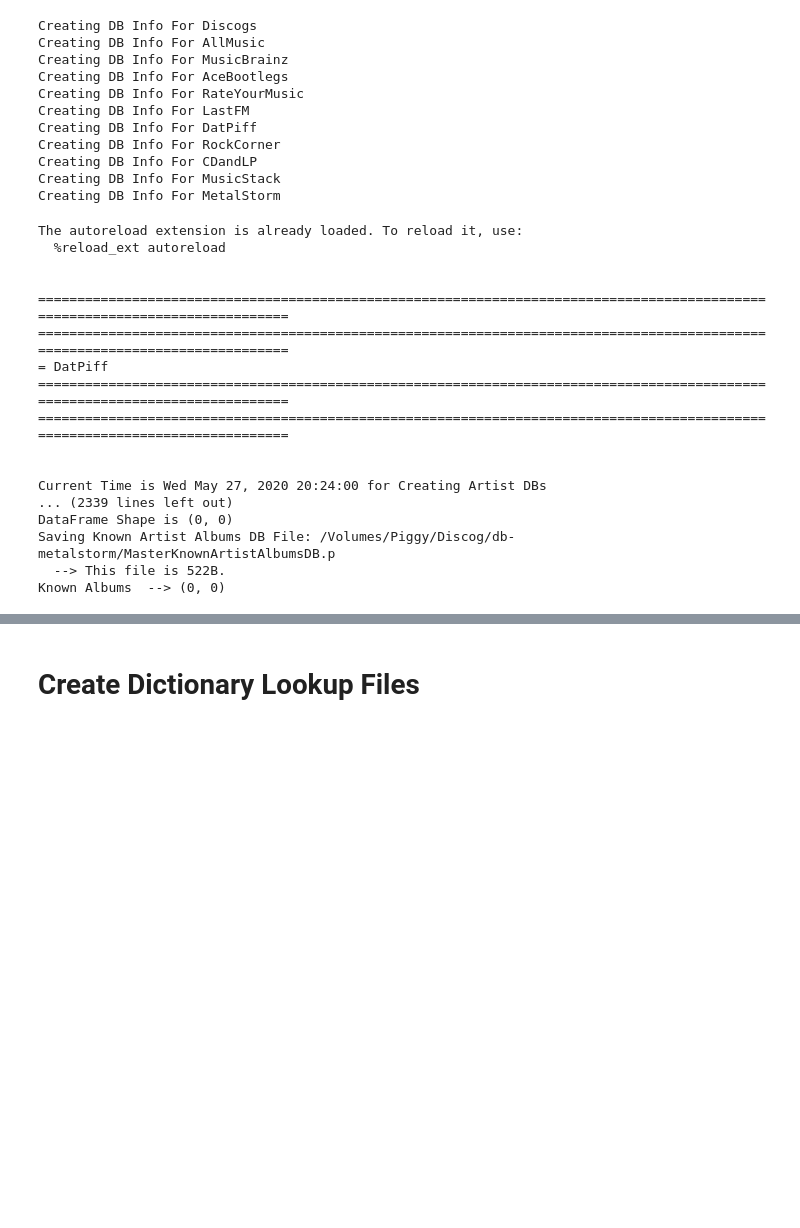
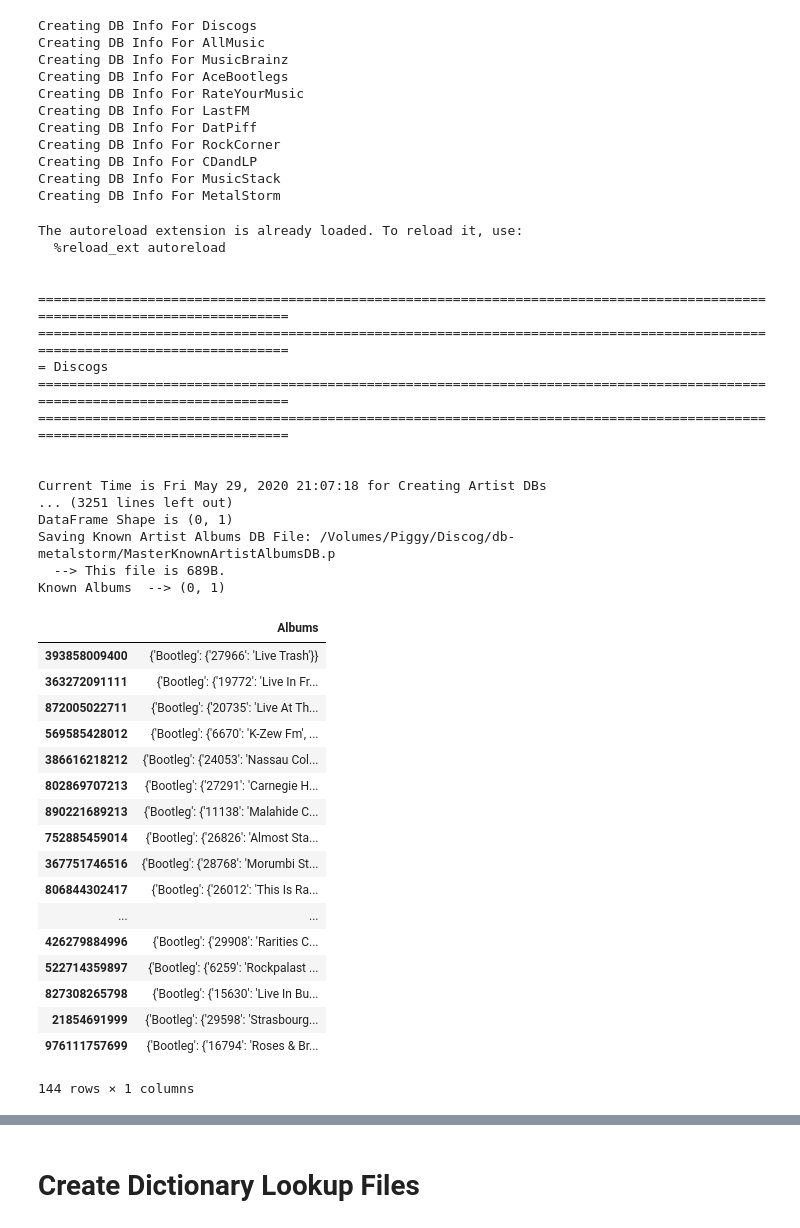
Before and after one commit to tgadf/discogs, a Jupyter notebook: Master DB.ipynb, the cells around one changed output, grey strips where cells are left out. Drawn from its saved outputs; the diff is of its cells as text; code cells hidden in the pictures; blank space fills up the shorter version.

Commit message:
New Known Stuff

```diff
--- a/Master DB.ipynb
+++ b/Master DB.ipynb
@@ -178,7 +175,8 @@ Creating DB Info For MetalStorm
 %autoreload
 
 dbs = dbdata.keys()
-dbs = ["DatPiff", "RockCorner", "CDandLP", "MusicStack", "MetalStorm"]
+#dbs = ["DatPiff", "RockCorner", "CDandLP", "MusicStack", "MetalStorm"]
+#dbs = ["AceBootlegs"]
 
 ########################################################################################################
 ## Loop over DBs
@@ -195,6 +193,7 @@ for db in dbs:
 
     disc  = dbdata[db]["Disc"]
     mymdb = masterdb(db, disc, force=True)
+    mymdb.setMyMusicDB(mdb)
 
 
     #################################
@@ -203,7 +202,6 @@ for db in dbs:
     mymdb.createArtistIDMap()
     slimArtistDB      = mymdb.getSlimArtistDB()
     print("All   --> {0}".format(slimArtistDB.shape))
-    mymdb.setMyMusicDB(mdb)
     knownSlimArtistDB = mymdb.getKnownSlimArtistDB()
     print("Known --> {0}".format(knownSlimArtistDB.shape))
 
@@ -212,9 +210,9 @@ for db in dbs:
     # Artist Albums
     #################################
     mymdb.createArtistAlbumIDMap()
-    slimArtistAlbumsDB      = mymdb.getArtistAlbumsDB()
+    slimArtistAlbumsDB      = mymdb.getSlimArtistAlbumsDB()
     print("All Albums    --> {0}".format(slimArtistAlbumsDB.shape))
-    knownSlimArtistAlbumsDB = mymdb.getKnownArtistAlbumsDB()
+    knownSlimArtistAlbumsDB = mymdb.getKnownSlimArtistAlbumsDB()
     print("Known Albums  --> {0}".format(knownSlimArtistAlbumsDB.shape))
 # %% [output]
 The autoreload extension is already loaded. To reload it, use:
@@ -223,17 +221,39 @@ The autoreload extension is already loaded. To reload it, use:
 
 =============================================================================================================================
 =============================================================================================================================
-= DatPiff
+= Discogs
 =============================================================================================================================
 =============================================================================================================================
 
 
-Current Time is Wed May 27, 2020 20:24:00 for Creating Artist DBs
-... (2339 lines left out)
-DataFrame Shape is (0, 0)
+Current Time is Fri May 29, 2020 21:07:18 for Creating Artist DBs
+... (3251 lines left out)
+DataFrame Shape is (0, 1)
 Saving Known Artist Albums DB File: /Volumes/Piggy/Discog/db-metalstorm/MasterKnownArtistAlbumsDB.p
-  --> This file is 522B.
-Known Albums  --> (0, 0)
+  --> This file is 689B.
+Known Albums  --> (0, 1)
+# %%
+data = getFile('/Volumes/Piggy/Discog/db-acebootlegs/MasterKnownArtistAlbumsDB.p')
+data
+# %% [output]
+|  | Albums |
+| 393858009400 | {'Bootleg': {'27966': 'Live Trash'}} |
+| 363272091111 | {'Bootleg': {'19772': 'Live In Fr... |
+| 872005022711 | {'Bootleg': {'20735': 'Live At Th... |
+| 569585428012 | {'Bootleg': {'6670': 'K-Zew Fm', ... |
+| 386616218212 | {'Bootleg': {'24053': 'Nassau Col... |
+| 802869707213 | {'Bootleg': {'27291': 'Carnegie H... |
+| 890221689213 | {'Bootleg': {'11138': 'Malahide C... |
+| 752885459014 | {'Bootleg': {'26826': 'Almost Sta... |
+| 367751746516 | {'Bootleg': {'28768': 'Morumbi St... |
+| 806844302417 | {'Bootleg': {'26012': 'This Is Ra... |
+| ... | ... |
+| 426279884996 | {'Bootleg': {'29908': 'Rarities C... |
+| 522714359897 | {'Bootleg': {'6259': 'Rockpalast ... |
+| 827308265798 | {'Bootleg': {'15630': 'Live In Bu... |
+| 21854691999 | {'Bootleg': {'29598': 'Strasbourg... |
+| 976111757699 | {'Bootleg': {'16794': 'Roses & Br... |
+144 rows × 1 columns
 # %%
 mdb = myMusicDBMap(debug=False)
 musicmap = mdb.get()
```
Also changed, not shown: parts of 2 cells of this notebook, 2 other files.
